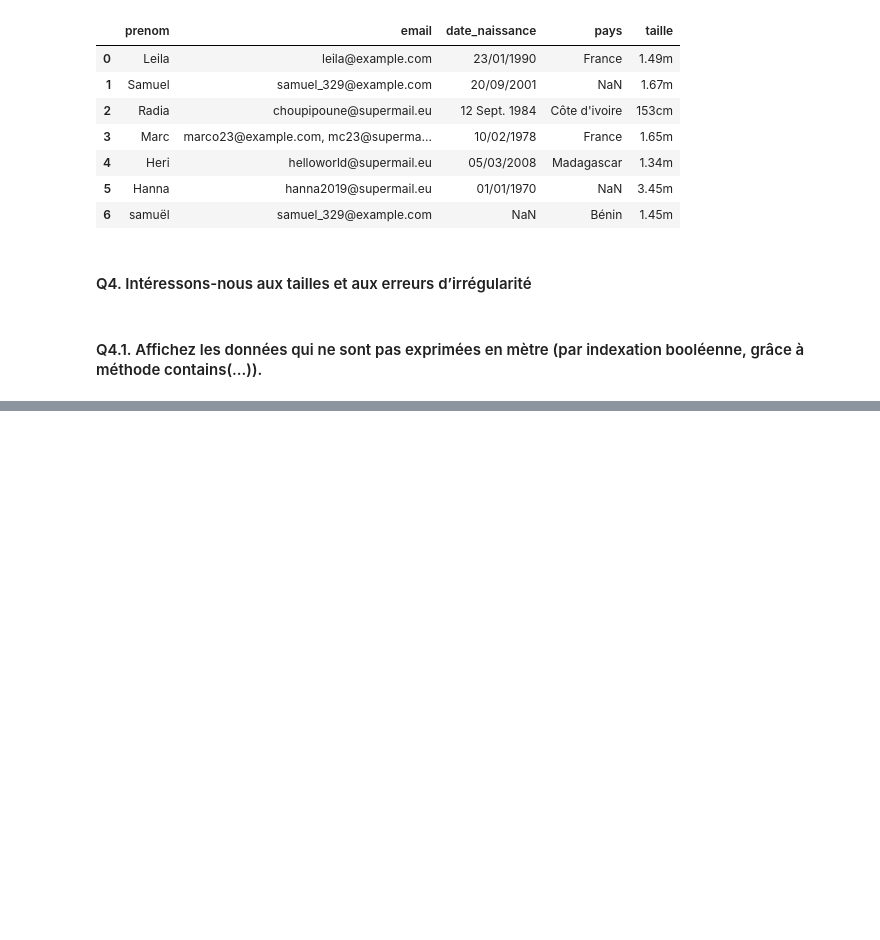
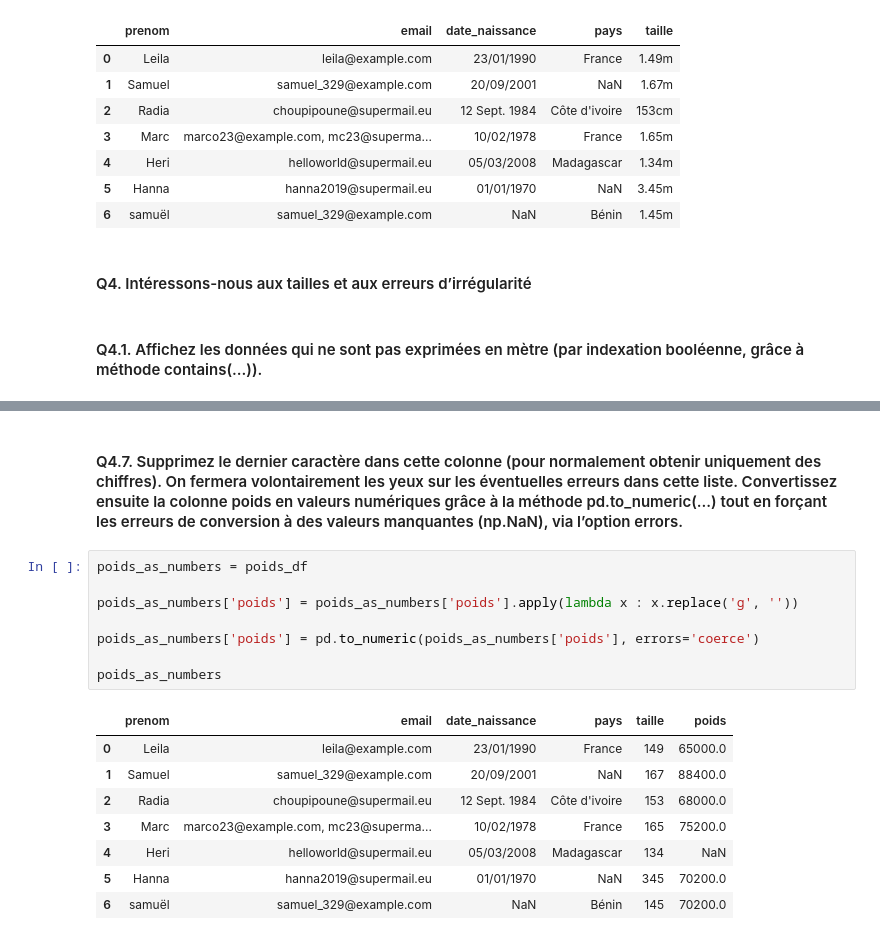
Before and after one commit to AntoineHazebrouck/modelisation-mathematique, a Jupyter notebook: tp2/tp2.ipynb, the cells around one changed output, grey strips where cells are left out. Drawn from its saved outputs; the diff is of its cells as text; blank space fills up the shorter version.

```diff
--- a/tp2/tp2.ipynb
+++ b/tp2/tp2.ipynb
@@ -496,0 +603,19 @@ non_meters
+# %% [markdown]
+#### Q4.7. Supprimez le dernier caractère dans cette colonne (pour normalement obtenir uniquement des chiffres). On fermera volontairement les yeux sur les éventuelles erreurs dans cette liste. Convertissez ensuite la colonne poids en valeurs numériques grâce à la méthode pd.to_numeric(...) tout en forçant les erreurs de conversion à des valeurs manquantes (np.NaN), via l’option errors.
+# %%
+poids_as_numbers = poids_df
+
+poids_as_numbers['poids'] = poids_as_numbers['poids'].apply(lambda x : x.replace('g', ''))
+
+poids_as_numbers['poids'] = pd.to_numeric(poids_as_numbers['poids'], errors='coerce')
+
+poids_as_numbers
+# %% [output]
+|  | prenom | email | date_naissance | pays | taille | poids |
+| 0 | Leila | leila@example.com | 23/01/1990 | France | 149 | 65000.0 |
+| 1 | Samuel | samuel_329@example.com | 20/09/2001 | NaN | 167 | 88400.0 |
+| 2 | Radia | choupipoune@supermail.eu | 12 Sept. 1984 | Côte d'ivoire | 153 | 68000.0 |
+| 3 | Marc | marco23@example.com, mc23@superma... | 10/02/1978 | France | 165 | 75200.0 |
+| 4 | Heri | helloworld@supermail.eu | 05/03/2008 | Madagascar | 134 | NaN |
+| 5 | Hanna | hanna2019@supermail.eu | 01/01/1970 | NaN | 345 | 70200.0 |
+| 6 | samuël | samuel_329@example.com | NaN | Bénin | 145 | 70200.0 |
```
Also changed, not shown: parts of 29 cells of this notebook.
